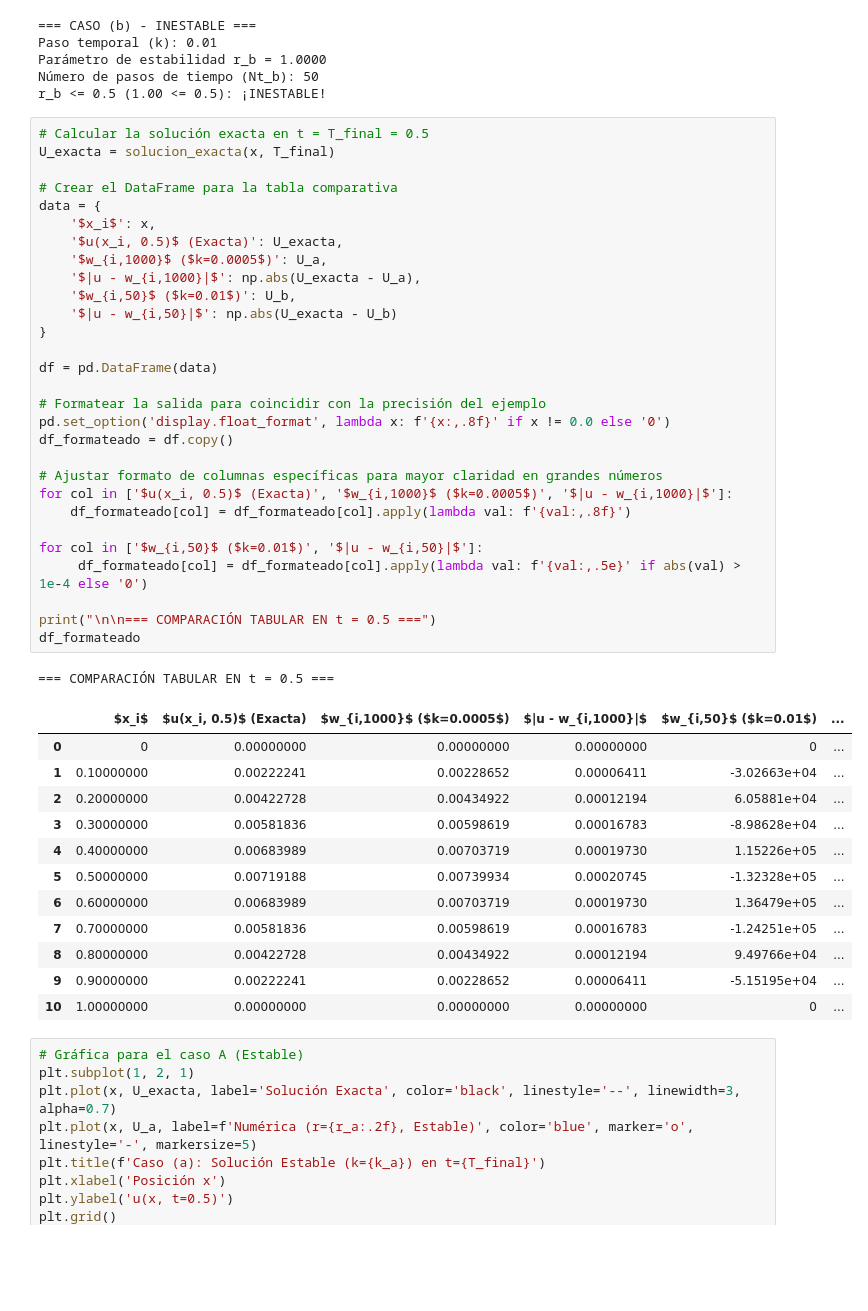
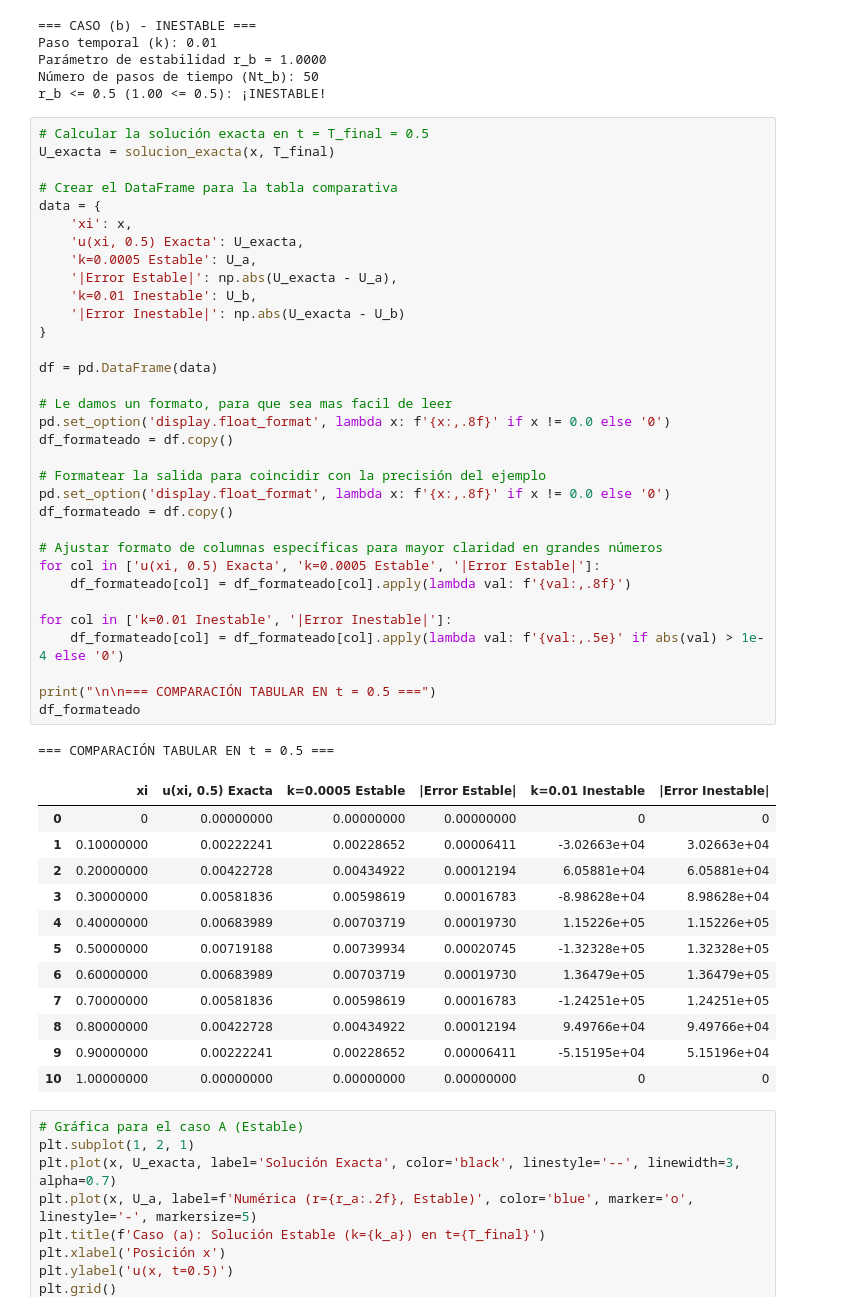
Before and after one commit to Lu1sV1rus/EDP, a Jupyter notebook: Diferencias Progresivas.ipynb, the cells around one changed output. Drawn from its saved outputs; the diff is of its cells as text; blank space fills up the shorter version.

```diff
--- a/Diferencias Progresivas.ipynb
+++ b/Diferencias Progresivas.ipynb
@@ -136,46 +136,50 @@ r_b <= 0.5 (1.00 <= 0.5): ¡INESTABLE!
 # %%
 # Calcular la solución exacta en t = T_final = 0.5
 U_exacta = solucion_exacta(x, T_final)
 
 # Crear el DataFrame para la tabla comparativa
 data = {
-    '$x_i$': x,
-    '$u(x_i, 0.5)$ (Exacta)': U_exacta,
-    '$w_{i,1000}$ ($k=0.0005$)': U_a,
-    '$|u - w_{i,1000}|$': np.abs(U_exacta - U_a),
-    '$w_{i,50}$ ($k=0.01$)': U_b,
-    '$|u - w_{i,50}|$': np.abs(U_exacta - U_b)
+    'xi': x,
+    'u(xi, 0.5) Exacta': U_exacta,
+    'k=0.0005 Estable': U_a,
+    '|Error Estable|': np.abs(U_exacta - U_a),
+    'k=0.01 Inestable': U_b,
+    '|Error Inestable|': np.abs(U_exacta - U_b)
 }
 
 df = pd.DataFrame(data)
+
+# Le damos un formato, para que sea mas facil de leer
+pd.set_option('display.float_format', lambda x: f'{x:,.8f}' if x != 0.0 else '0')
+df_formateado = df.copy()
 
 # Formatear la salida para coincidir con la precisión del ejemplo
 pd.set_option('display.float_format', lambda x: f'{x:,.8f}' if x != 0.0 else '0')
 df_formateado = df.copy()
 
 # Ajustar formato de columnas específicas para mayor claridad en grandes números
-for col in ['$u(x_i, 0.5)$ (Exacta)', '$w_{i,1000}$ ($k=0.0005$)', '$|u - w_{i,1000}|$']:
+for col in ['u(xi, 0.5) Exacta', 'k=0.0005 Estable', '|Error Estable|']:
     df_formateado[col] = df_formateado[col].apply(lambda val: f'{val:,.8f}')
 
-for col in ['$w_{i,50}$ ($k=0.01$)', '$|u - w_{i,50}|$']:
-     df_formateado[col] = df_formateado[col].apply(lambda val: f'{val:,.5e}' if abs(val) > 1e-4 else '0')
+for col in ['k=0.01 Inestable', '|Error Inestable|']:
+    df_formateado[col] = df_formateado[col].apply(lambda val: f'{val:,.5e}' if abs(val) > 1e-4 else '0')
 
 print("\n\n=== COMPARACIÓN TABULAR EN t = 0.5 ===")
 df_formateado
 # %% [output]
 === COMPARACIÓN TABULAR EN t = 0.5 ===
-|  | $x_i$ | $u(x_i, 0.5)$ (Exacta) | $w_{i,1000}$ ($k=0.0005$) | $|u - w_{i,1000}|$ | $w_{i,50}$ ($k=0.01$) | ... |
-| 0 | 0 | 0.00000000 | 0.00000000 | 0.00000000 | 0 | ... |
-| 1 | 0.10000000 | 0.00222241 | 0.00228652 | 0.00006411 | -3.02663e+04 | ... |
-| 2 | 0.20000000 | 0.00422728 | 0.00434922 | 0.00012194 | 6.05881e+04 | ... |
-| 3 | 0.30000000 | 0.00581836 | 0.00598619 | 0.00016783 | -8.98628e+04 | ... |
-| 4 | 0.40000000 | 0.00683989 | 0.00703719 | 0.00019730 | 1.15226e+05 | ... |
-| 5 | 0.50000000 | 0.00719188 | 0.00739934 | 0.00020745 | -1.32328e+05 | ... |
-| 6 | 0.60000000 | 0.00683989 | 0.00703719 | 0.00019730 | 1.36479e+05 | ... |
-| 7 | 0.70000000 | 0.00581836 | 0.00598619 | 0.00016783 | -1.24251e+05 | ... |
-| 8 | 0.80000000 | 0.00422728 | 0.00434922 | 0.00012194 | 9.49766e+04 | ... |
-| 9 | 0.90000000 | 0.00222241 | 0.00228652 | 0.00006411 | -5.15195e+04 | ... |
-| 10 | 1.00000000 | 0.00000000 | 0.00000000 | 0.00000000 | 0 | ... |
+|  | xi | u(xi, 0.5) Exacta | k=0.0005 Estable | |Error Estable| | k=0.01 Inestable | |Error Inestable| |
+| 0 | 0 | 0.00000000 | 0.00000000 | 0.00000000 | 0 | 0 |
+| 1 | 0.10000000 | 0.00222241 | 0.00228652 | 0.00006411 | -3.02663e+04 | 3.02663e+04 |
+| 2 | 0.20000000 | 0.00422728 | 0.00434922 | 0.00012194 | 6.05881e+04 | 6.05881e+04 |
+| 3 | 0.30000000 | 0.00581836 | 0.00598619 | 0.00016783 | -8.98628e+04 | 8.98628e+04 |
+| 4 | 0.40000000 | 0.00683989 | 0.00703719 | 0.00019730 | 1.15226e+05 | 1.15226e+05 |
+| 5 | 0.50000000 | 0.00719188 | 0.00739934 | 0.00020745 | -1.32328e+05 | 1.32328e+05 |
+| 6 | 0.60000000 | 0.00683989 | 0.00703719 | 0.00019730 | 1.36479e+05 | 1.36479e+05 |
+| 7 | 0.70000000 | 0.00581836 | 0.00598619 | 0.00016783 | -1.24251e+05 | 1.24251e+05 |
+| 8 | 0.80000000 | 0.00422728 | 0.00434922 | 0.00012194 | 9.49766e+04 | 9.49766e+04 |
+| 9 | 0.90000000 | 0.00222241 | 0.00228652 | 0.00006411 | -5.15195e+04 | 5.15196e+04 |
+| 10 | 1.00000000 | 0.00000000 | 0.00000000 | 0.00000000 | 0 | 0 |
 # %%
 # Gráfica para el caso A (Estable)
 plt.subplot(1, 2, 1)
```
Also changed, not shown: parts of 1 cell of this notebook.
